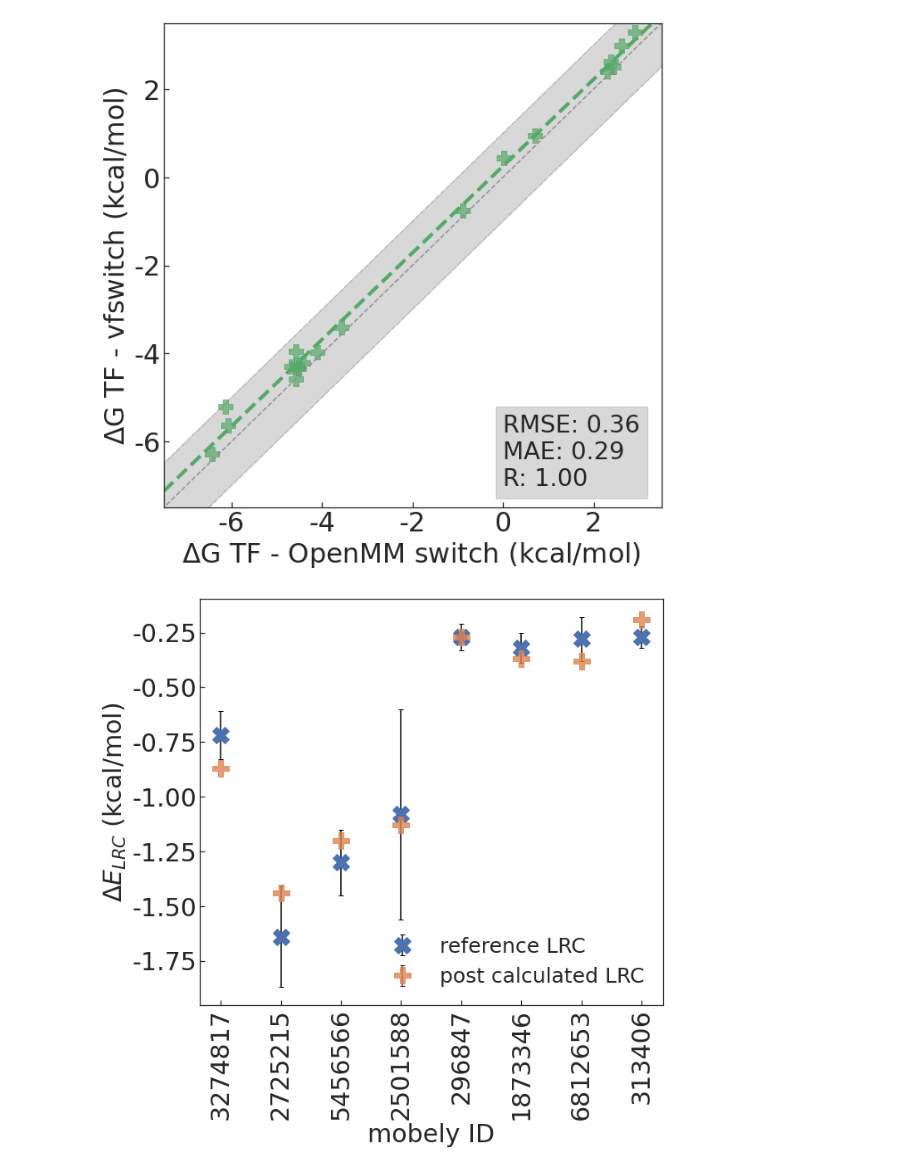
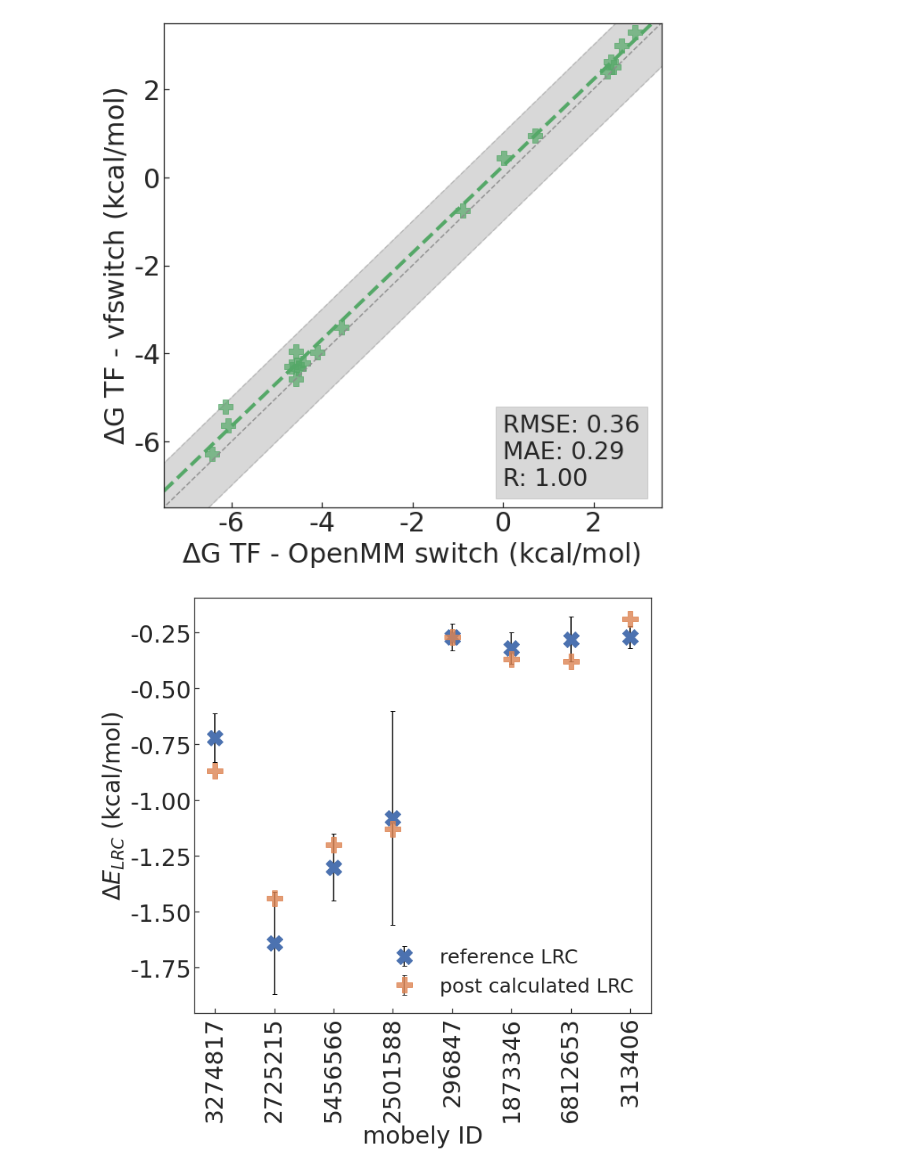
Before and after one commit to JohannesKarwou/notebooks, a Jupyter notebook: freeSolvSummary.ipynb, the cells around one changed output. Drawn from its saved outputs; the diff is of its cells as text; code cells hidden in the pictures.

Commit message:
adding thight layout to plot

```diff
--- a/freeSolvSummary.ipynb
+++ b/freeSolvSummary.ipynb
@@ -930,31 +930,32 @@ axs.errorbar(
     lrc_full_tests["mobley_id"].astype(str),
     lrc_full_tests["reference LRC"],
     marker="X",
     linestyle="",
     yerr=lrc_full_tests["error"],
     ecolor="black",
     capsize=3,
     label="reference LRC"
 )
 # plt.scatter(lrc_full_tests["mobley_id"].astype(str),lrc_full_tests["dG (TF LRC)"])
 
 axs.errorbar(
     lrc_full_tests["mobley_id"].astype(str),
     lrc_full_tests["preCalc LRC"],
     linestyle="",
     marker="P",
     alpha=0.8,
     label="post calculated LRC",
     yerr=lrc_full_tests["error.1"],
     ecolor="black",
     capsize=3,
 )
 
 
 plt.legend(frameon=False,loc="lower right")
 plt.xlabel("mobely ID")
 plt.ylabel("$\Delta E_{LRC}$ (kcal/mol)")
 
+plt.tight_layout()
 plt.savefig("images/lrc_subset.pdf")
 # %% [output]
-[figure, old version]
+[figure, new version]
```
Also changed, not shown: 1 other file.
